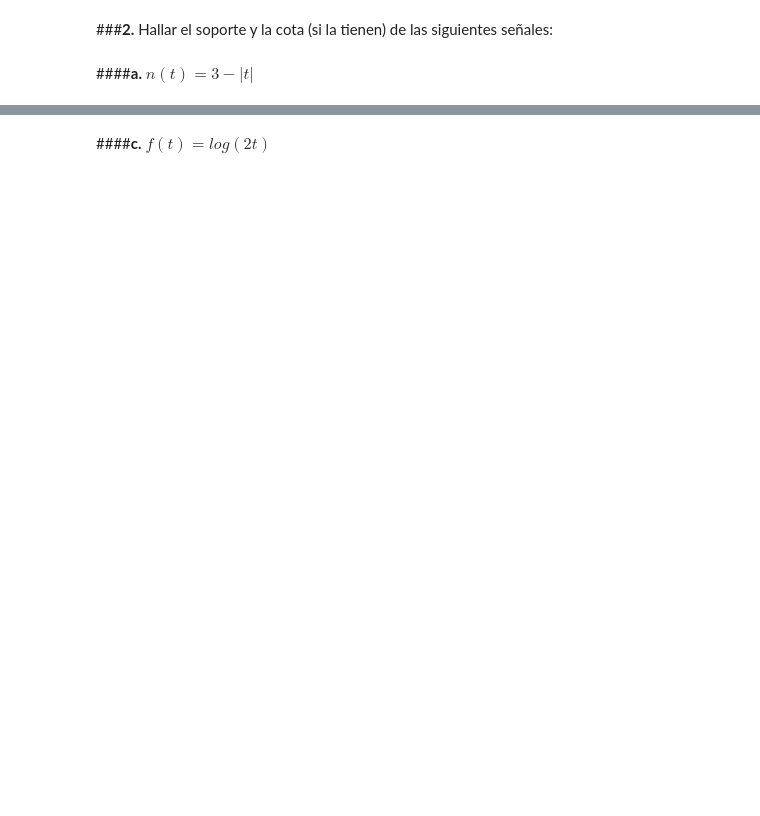
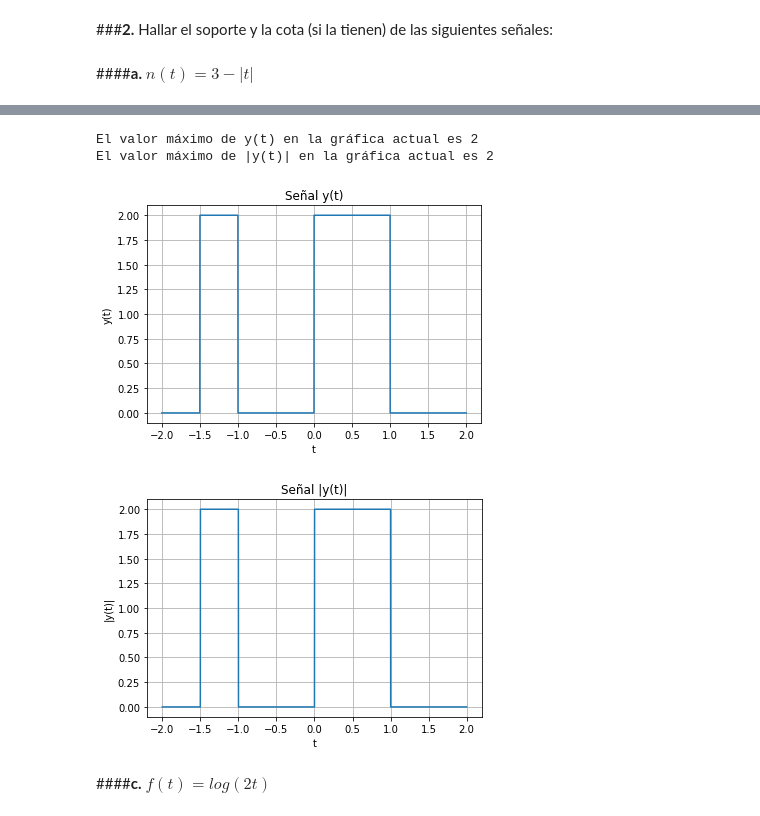
Before and after one commit to SebastianBravo/Solucion_STC, a Jupyter notebook: STC.ipynb, the cells around one changed output, grey strips where cells are left out. Drawn from its saved outputs; the diff is of its cells as text; code cells hidden in the pictures; blank space fills up the shorter version.

```diff
--- a/STC.ipynb
+++ b/STC.ipynb
@@ -76,3 +120,55 @@ El valor máximo de n es 7.0
+# %%
+import matplotlib.pyplot as plt
+import numpy as np
+
+# Tiempo inicial de la gráfica
+t_inicial = -2
+
+# Tiempo final de la gráfica
+t_final = 2
+
+# Número de puntos a graficar
+puntos = 10000
+
+# No modificar a partir de este punto
+# Vector tiempo
+t = np.linspace(t_inicial,t_final,puntos)
+
+# Para cada valor del vector tiempo, calcula y
+y = []
+for x in t:
+  if (x>=0 and x<=1) or (x>=-1.5 and x<=-1):
+    y.append(2)
+  else:
+    y.append(0)
+
+# Para cada valor de y, calcula su valor absoluto
+y_abs = [abs(x) for x in y]
+
+# Calcula el valor máximo de la señal y del valor absoluto de la señal
+print(f"El valor máximo de y(t) en la gráfica actual es {max(y)}")
+print(f"El valor máximo de |y(t)| en la gráfica actual es {max(y_abs)}")
+
+# Gráfica de la señal
+plt.plot(t,y)
+plt.xlabel('t')
+plt.ylabel('y(t)')
+plt.title('Señal y(t)')
+plt.grid(True)
+plt.show()
+
+# Gráfica del valor absoluto de la señal
+plt.plot(t,y_abs)
+plt.xlabel('t')
+plt.ylabel('|y(t)|')
+plt.title('Señal |y(t)|')
+plt.grid(True)
+plt.show()
+# %% [output]
+El valor máximo de y(t) en la gráfica actual es 2
+El valor máximo de |y(t)| en la gráfica actual es 2
+[figure, added]
+[figure, added]
 # %% [markdown]
 ####**c.** $f(t)=log(2t)$
 # %% [markdown]
```
Also changed, not shown: parts of 101 cells of this notebook.
